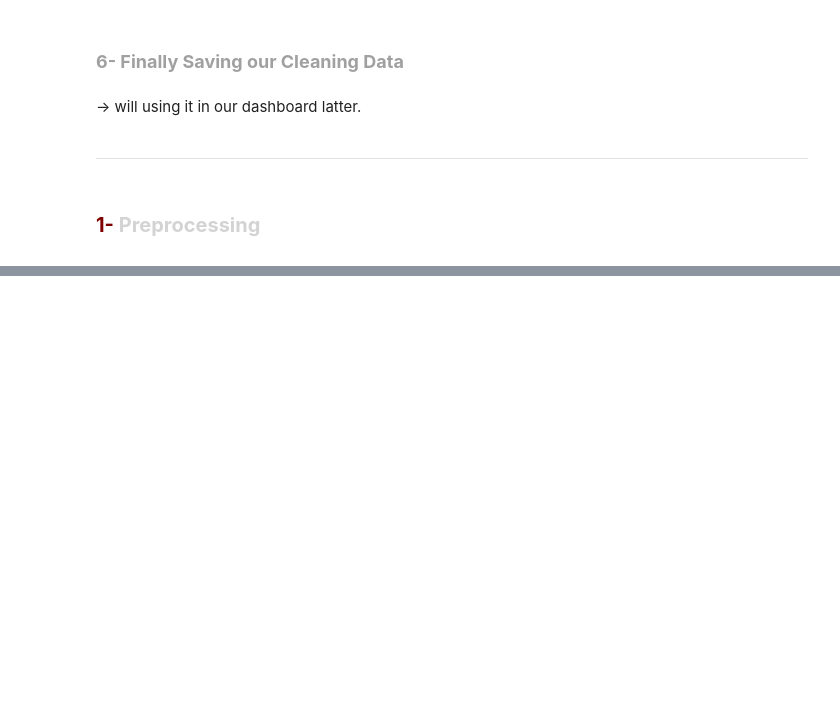
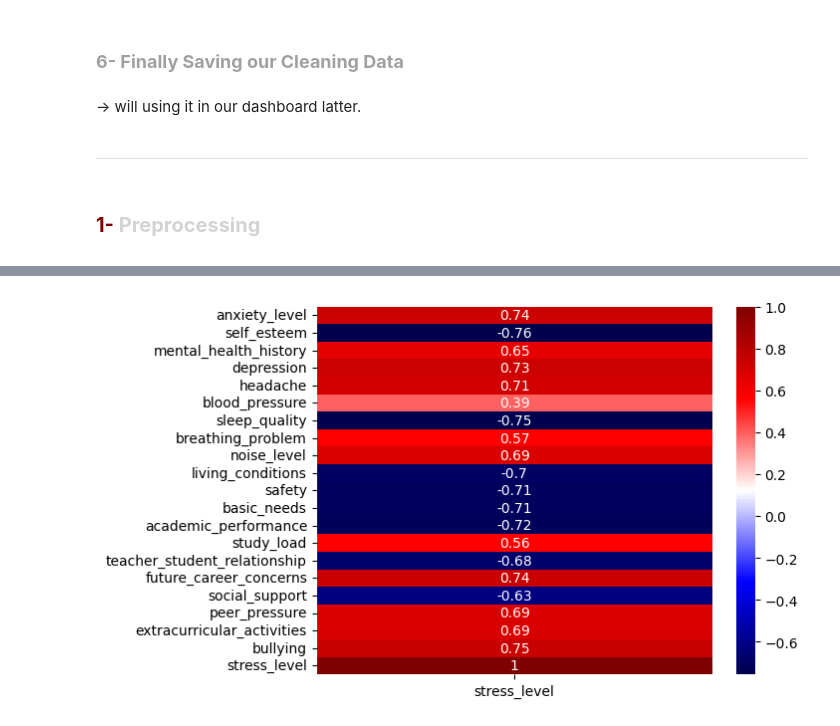
Before and after one commit to sandosaa/ML-project, a Jupyter notebook: ML project.ipynb, the cells around one changed output, grey strips where cells are left out. Cells and saved outputs as stored; diff of their text form; code cells hidden in the pictures; blank space fills up the shorter version.

```diff
--- a/ML project.ipynb
+++ b/ML project.ipynb
@@ -314,0 +358,6 @@ data.to_csv("Cleaned data.csv" , index = False)
+# %%
+corr = data.corr()[['stress_level']]
+sns.heatmap(corr, annot=True, cmap='seismic')
+plt.show()
+# %% [output]
+[figure, added]
```
Also changed, not shown: parts of 21 cells of this notebook.
